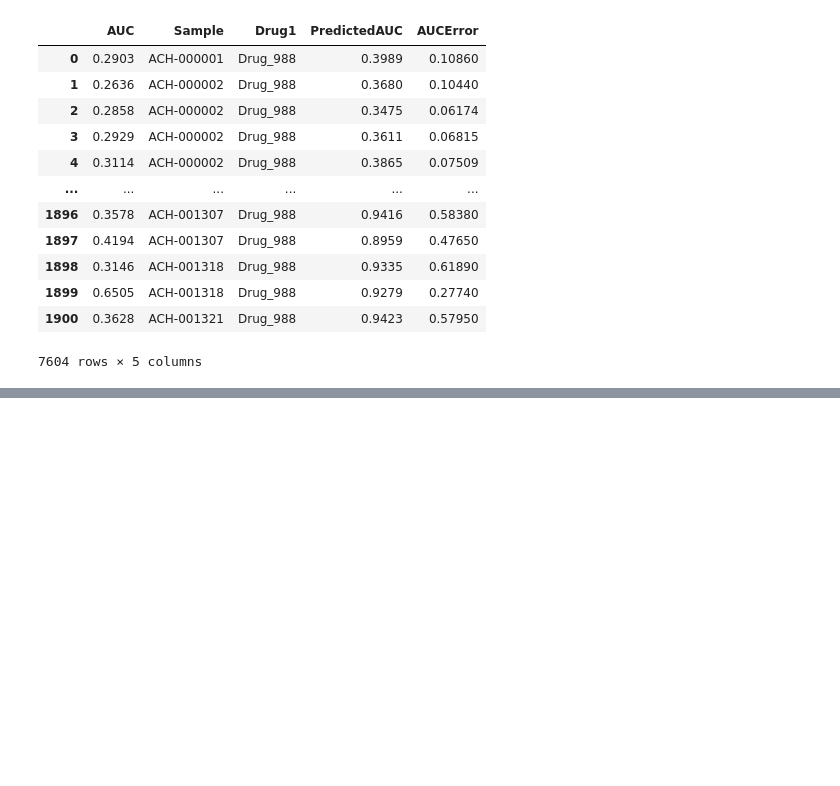
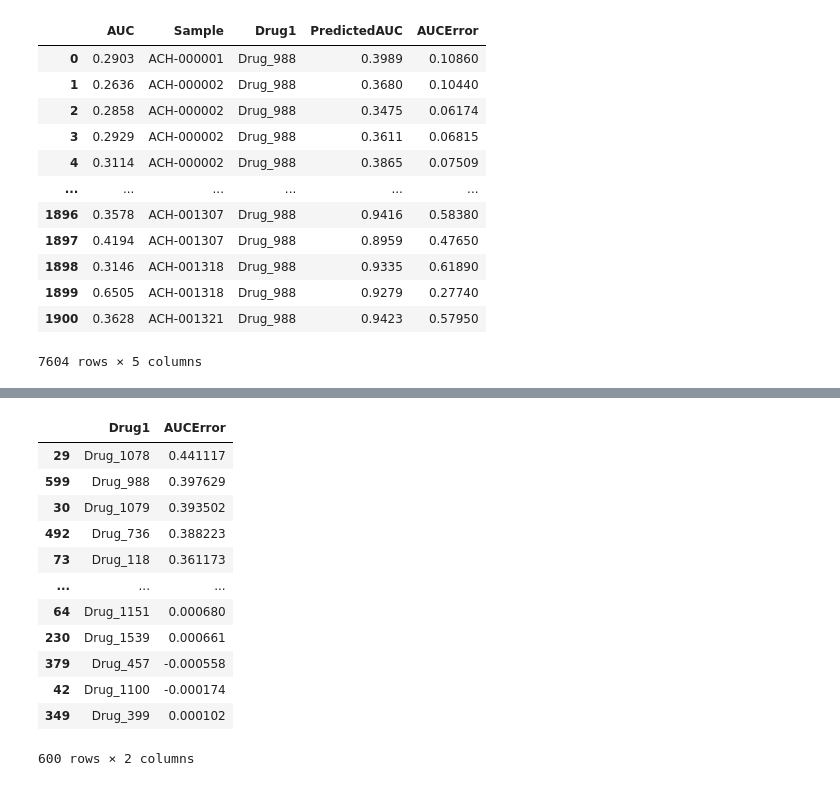
Before and after one commit to jakegwinn/argonne, a Jupyter notebook: data_analysis_logs_288.ipynb, the cells around one changed output, grey strips where cells are left out. Drawn from its saved outputs; the diff is of its cells as text; code cells hidden in the pictures; blank space fills up the shorter version.

```diff
--- a/data_analysis_logs_288.ipynb
+++ b/data_analysis_logs_288.ipynb
@@ -654,0 +671,26 @@ big_df[big_df["Drug1"] == "Drug_988"]
+# %%
+aucdf = (big_df
+    .groupby("Drug1")
+    .agg({
+        "AUCError":"mean"
+    })
+    .reset_index()
+    .sort_values("AUCError", key=np.abs, ascending=False)
+
+)
+
+aucdf
+# %% [output]
+|  | Drug1 | AUCError |
+| 29 | Drug_1078 | 0.441117 |
+| 599 | Drug_988 | 0.397629 |
+| 30 | Drug_1079 | 0.393502 |
+| 492 | Drug_736 | 0.388223 |
+| 73 | Drug_118 | 0.361173 |
+| ... | ... | ... |
+| 64 | Drug_1151 | 0.000680 |
+| 230 | Drug_1539 | 0.000661 |
+| 379 | Drug_457 | -0.000558 |
+| 42 | Drug_1100 | -0.000174 |
+| 349 | Drug_399 | 0.000102 |
+600 rows × 2 columns
```
Also changed, not shown: parts of 8 cells of this notebook, 3 other files.
